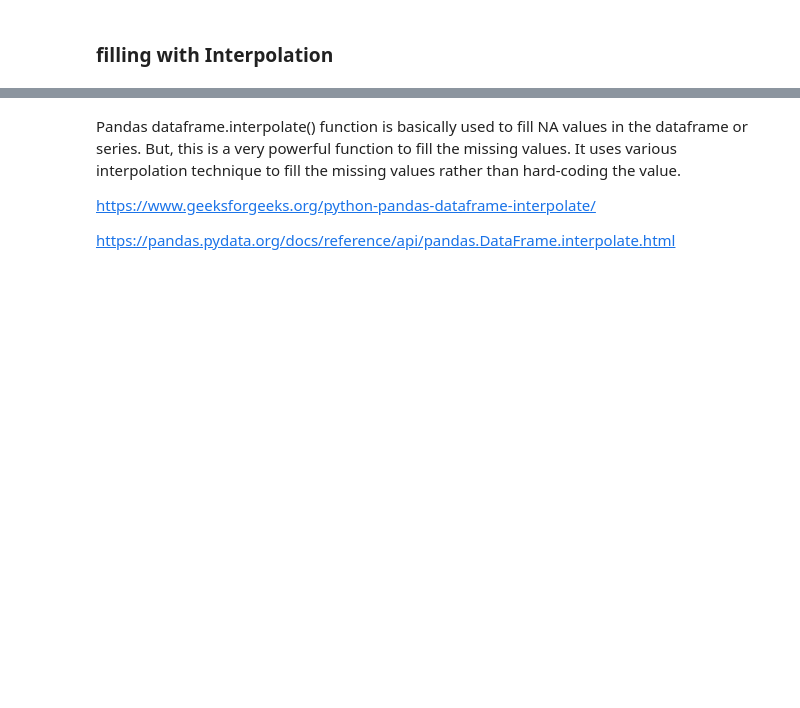
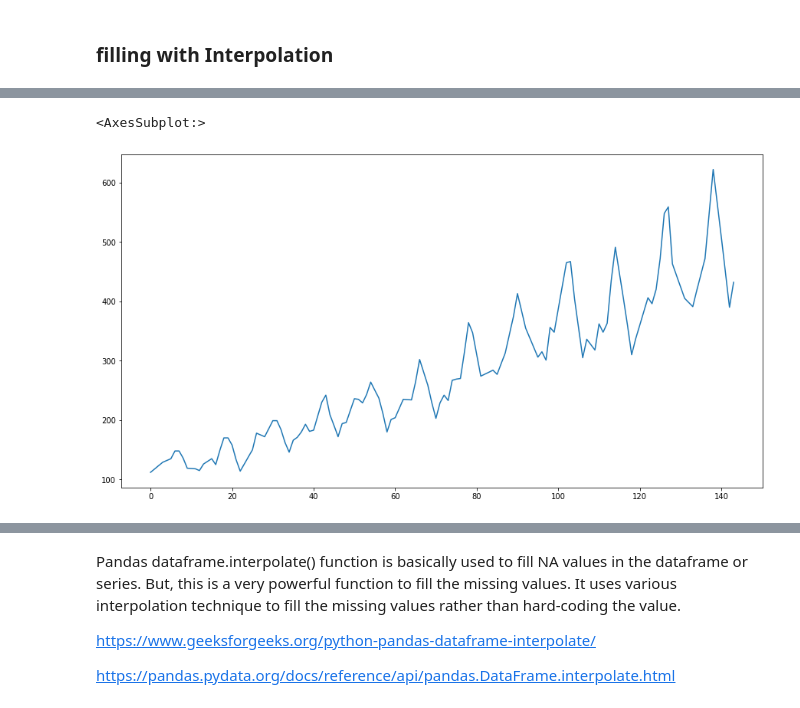
Before and after one commit to bulent-1111/Data_Science, a Jupyter notebook: Pandas/DAwPy_S6_(Handling_Missing_Values,_Outliers)_Emty.ipynb, the cells around one changed output, grey strips where cells are left out. Cells and saved outputs as stored; diff of their text form; code cells hidden in the pictures; blank space fills up the shorter version.

```diff
--- a/Pandas/DAwPy_S6_(Handling_Missing_Values,_Outliers)_Emty.ipynb
+++ b/Pandas/DAwPy_S6_(Handling_Missing_Values,_Outliers)_Emty.ipynb
@@ -767,0 +1187,8 @@ https://www.geeksforgeeks.org/python-pandas-dataframe-interpolate/
+# %%
+import matplotlib.pyplot as plt
+plt.figure(figsize = (15, 8))
+flights["passengers"].interpolate().plot(kind="line")
+# flights.passengers.plot()
+# %% [output]
+<AxesSubplot:>
+[figure, added]
```
Also changed, not shown: parts of 60 cells of this notebook, 1 other file.
